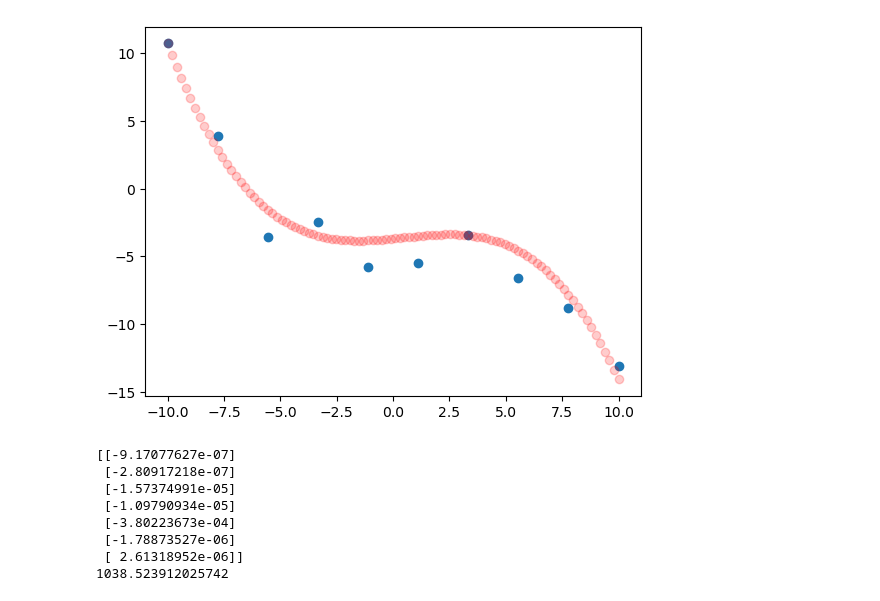
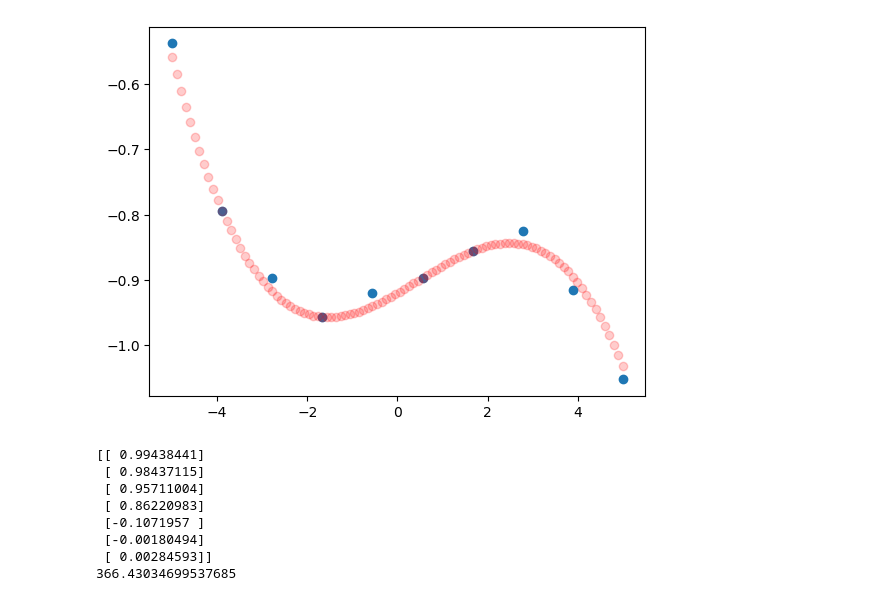
Before and after one commit to Friscobuffo/machine_learning, a Jupyter notebook: multiple-regression-2.ipynb, the cells around one changed output. Drawn from its saved outputs; the diff is of its cells as text; code cells hidden in the pictures.

```diff
--- a/multiple-regression-2.ipynb
+++ b/multiple-regression-2.ipynb
@@ -1,25 +1,25 @@
 # %%
 import numpy as np
 import matplotlib.pyplot as plt
 # data generation
 n=10
-X = np.linspace(-10,10,n)
+X = np.linspace(-5,5,n)
 Y = 25 + 0.5*X**2 + 0.3*X -0.042*(X**3)
-factor = 5
-Y = (0.1*(X+4)**2 - 0.07*(X**3) - 20)/factor + np.random.randint(-3,3,n)
-xWanted = np.linspace(-10,10,100)
+factor = 20
+Y = (0.1*(X+4)**2 - 0.07*(X**3) - 20)/factor + (np.random.randint(-1,2,n))/50
+xWanted = np.linspace(-5,5,100)
 yWanted = (0.1*(xWanted+4)**2 - 0.07*(xWanted**3) - 20)/factor
 # want all column vectors
 X = np.reshape(X, (n,1))
 Y = np.reshape(Y, (n,1))
 xWanted = np.reshape(xWanted, (100,1))
 yWanted = np.reshape(yWanted, (100,1))
 # plot
 plt.scatter(X, Y)
 plt.scatter(xWanted,yWanted, color="red", alpha=0.2)
 plt.show()
 # %% [output]
-[figure, old version]
+[figure, new version]
 # %%
 features = np.array([lambda _: 1,
                      lambda x: x,
@@ -29,26 +29,26 @@ features = np.array([lambda _: 1,
                      lambda x: x**6,
                      lambda x: x**7])
 # %%
-alpha  = 0.000000000000002
-# W = np.zeros((len(features),1))
-epochs = 2000000
+alpha  = 0.00000000012
+# W = np.ones((len(features),1))
+epochs = 500000
 for _ in range(epochs):
     phi = np.matrix([[f(x) for f in features] for [x] in X])
     phi_w = np.matmul(phi, W)
     error = Y - phi_w
-    gradient = -2 * np.matmul(phi.T, error)
+    gradient = -np.matmul(phi.T, error)
     W -= alpha * gradient
 print(W)
 print(np.linalg.norm(gradient))
 # %% [output]
-[[-9.17077627e-07]
- [-2.80917218e-07]
- [-1.57374991e-05]
- [-1.09790934e-05]
- [-3.80223673e-04]
- [-1.78873527e-06]
- [ 2.61318952e-06]]
-1038.523912025742
+[[ 0.99438441]
+ [ 0.98437115]
+ [ 0.95711004]
+ [ 0.86220983]
+ [-0.1071957 ]
+ [-0.00180494]
+ [ 0.00284593]]
+366.43034699537685
 # %%
 Z = [sum([w*f(x) for w,f in zip(W,features)]) for x in X]
 plt.scatter(X, Z, color="red")
```
Also changed, not shown: parts of 1 cell of this notebook.
